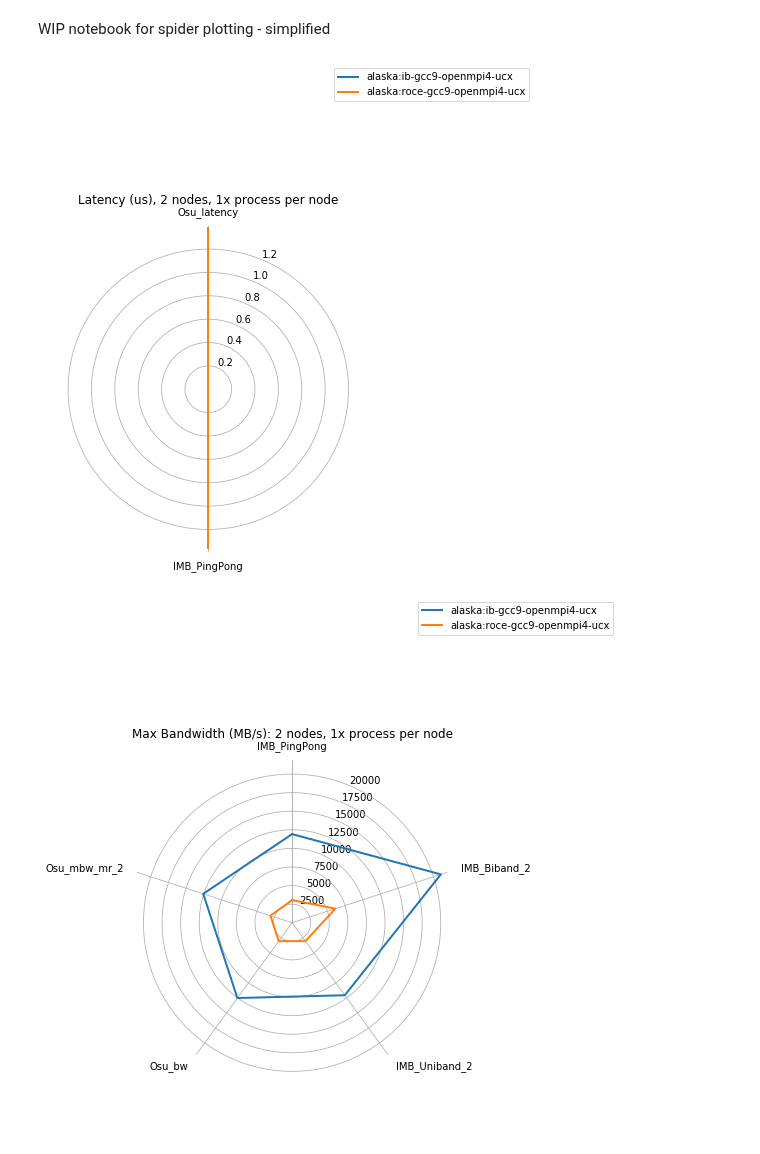
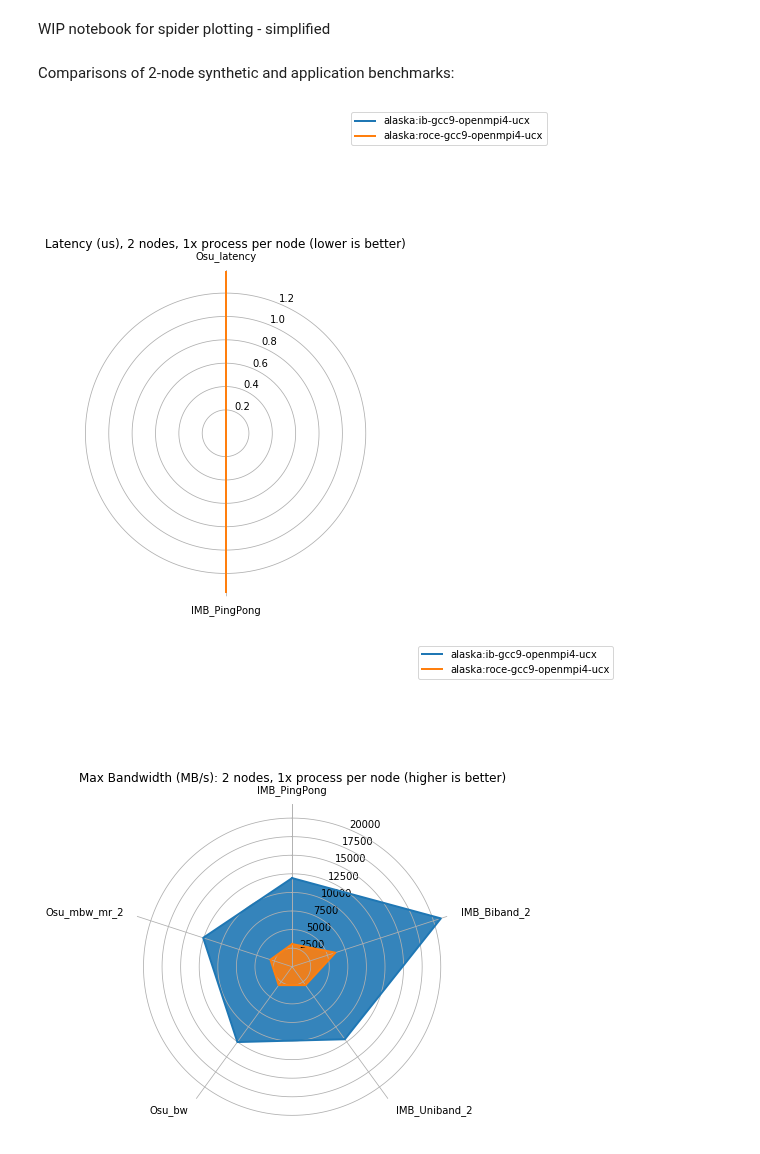
Before and after one commit to ukri-excalibur/excalibur-tests, a Jupyter notebook: reports/simpler_spider.ipynb, the cells around one changed output. Cells and saved outputs as stored; diff of their text form; code cells hidden in the pictures; blank space fills up the shorter version.

Commit message:
tweak simple spider plots

```diff
--- a/reports/simpler_spider.ipynb
+++ b/reports/simpler_spider.ipynb
@@ -19,7 +19,7 @@ class RadarPlot(object):
     # based on https://www.pythoncharts.com/2019/04/16/radar-charts/
 
     def __init__(self, data, alpha=None):
-        """ Radar plot with nicer presentation than default.
+        """ Radar plot.
 
             Args:
                 data: dataframe where each column becomes a leg and each row becomes a series
@@ -63,53 +63,53 @@ class RadarPlot(object):
         ax.legend(lines, tr_values.columns, bbox_to_anchor=(1.5, 1.5))
         if alpha is not None:
             ax.fill(angles, tr_values, alpha=alpha)
+# %% [markdown]
+Comparisons of 2-node synthetic and application benchmarks:
 # %%
-# Plot max bandwidth (for all 2-process tests):
-
 # define systems of interest:
 sys = ['alaska:ib-gcc9-openmpi4-ucx', 'alaska:roce-gcc9-openmpi4-ucx']
 
 plot_cfgs = [
 
-
-    { # latency from
+    { # latency from 2-node tests using with 1x process per node:
         'tests': ('Osu_latency', 'IMB_PingPong'),
         'perf_var': 'min_latency',
-        'title': 'Latency (us), 2 nodes, 1x process per node',
+        'title': 'Latency (us), 2 nodes, 1x process per node (lower is better)',
     },
 
-    { # bandwidth from synthetic tests with 2x processes:
+    { # bandwidth from 2-node tests using with 1x process per node:
         'tests': ('IMB_PingPong', 'IMB_Biband_2', 'IMB_Uniband_2', 'Osu_bw', 'Osu_mbw_mr_2'),
         'perf_var': 'max_bandwidth',
-        'title': 'Max Bandwidth (MB/s): 2 nodes, 1x process per node'
+        'title': 'Max Bandwidth (MB/s): 2 nodes, 1x process per node (higher is better)'
     },
 
-    { # TODO: these need changing to 16 versions probably??
-        'tests': ('Gromacs_3000k_2', 'Cp2k_H2O_256_2', 'Openfoam_Mbike_2'),
+    { # application benchmarks:
+        'tests': ('Gromacs_1400k_2', 'Cp2k_H2O_256_2', 'Openfoam_Mbike_2'),
         'perf_var':'runtime_real',
-        'title': 'Runtime (wallclock s), selected application benchmarks',
+        'title': 'Runtime (wallclock s), 2 nodes, selected application benchmarks (lower is better)',
     },
 ]
 
 
 for plot_cfg in plot_cfgs:
 
     # load perflogs:
     alldf = []
     for test in plot_cfg['tests']:
         df = modules.utils.tabulate_last_perf(test, 'testname', plot_cfg['perf_var'], '../perflogs') # index var doesn't really matter here
         if df is None:
             print('no data for %s - skipping' % test)
             continue
         alldf.append(df.transpose())
-
     # concatenate tests together by case - missing tests get filled with NaN:
     results = pd.concat(alldf, axis=1, sort=False)
 
     # filter to only those systems of interest:
     results = results.loc[sys]
-    rp = RadarPlot(results)
+
+    # plot:
+    rp = RadarPlot(results, 0.9)
     rp.ax.set_title(plot_cfg['title'])
 # %% [output]
-[figure, old version]
+[figure, new version]
-[figure, old version]
+[figure, new version]
```
Also changed, not shown: parts of 1 cell of this notebook.
